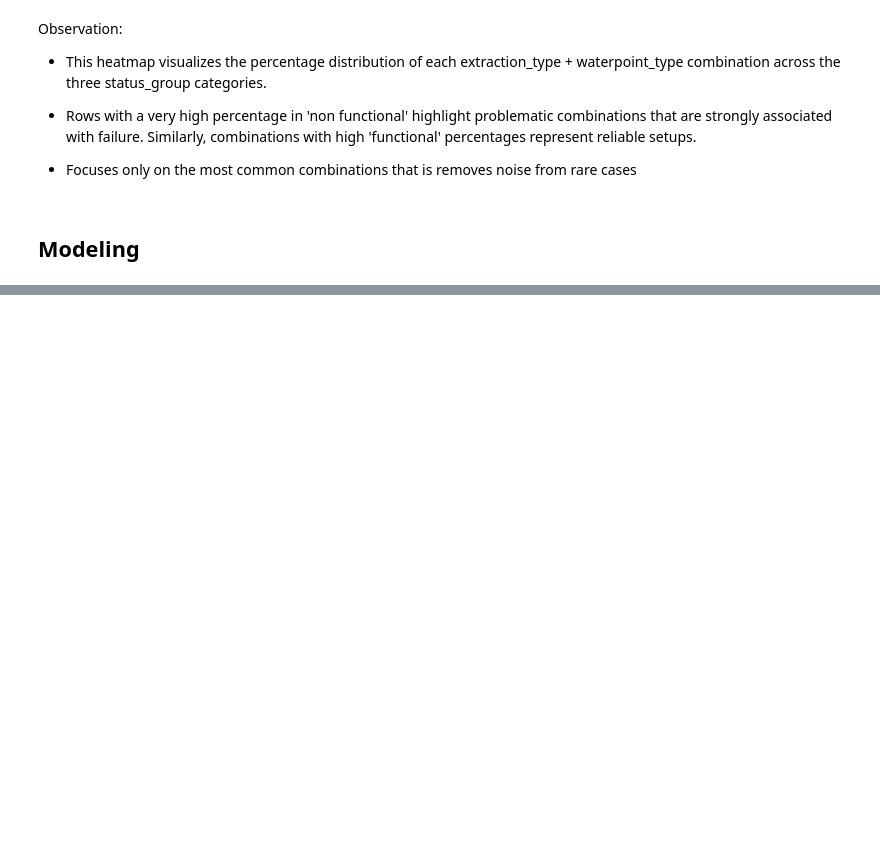
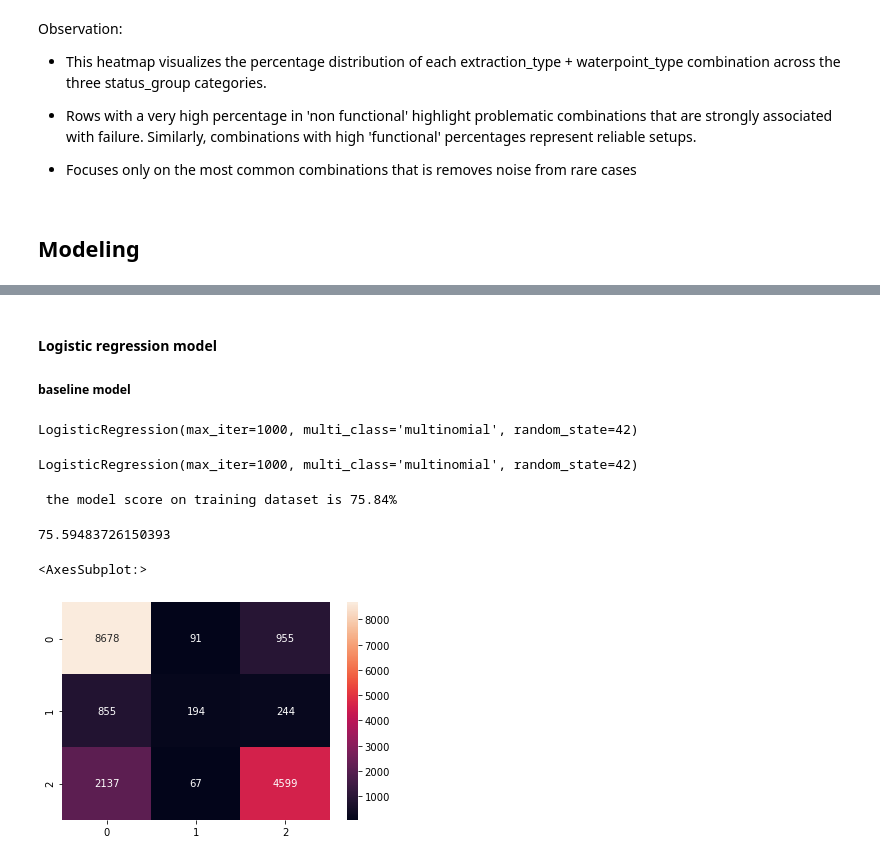
Before and after one commit to sharleneateyo/phase_3_project, a Jupyter notebook: notebook.ipynb, the cells around one changed output, grey strips where cells are left out. Saved outputs shown, nothing was run; the diff lists cells and outputs as text; code cells hidden in the pictures; blank space fills up the shorter version.

Commit message:
finalized notebook

```diff
--- a/notebook.ipynb
+++ b/notebook.ipynb
@@ -1832,0 +1923,6 @@ Similarly, combinations with high 'functional' percentages represent reliable se
+# %%
+# encoding the target variable
+if y_train.dtype == "object":
+    label_encoder= LabelEncoder()
+    y_train= label_encoder.fit_transform(y_train)
+    y_test= label_encoder.transform(y_test)
@@ -1832,0 +1959,35 @@ Similarly, combinations with high 'functional' percentages represent reliable se
+# %% [markdown]
+#### Logistic regression model
+
+##### baseline model
+# %%
+# creating a logistic regression model
+logreg= LogisticRegression(random_state= 42, multi_class= 'multinomial', max_iter= 1000)
+logreg
+# %% [output]
+LogisticRegression(max_iter=1000, multi_class='multinomial', random_state=42)
+# %%
+# fit training the model
+logreg.fit(X_train_final, y_train)
+# %% [output]
+LogisticRegression(max_iter=1000, multi_class='multinomial', random_state=42)
+# %%
+print(f" the model score on training dataset is {logreg.score(X_train_final, y_train)*100:.2f}%")
+# %% [output]
+ the model score on training dataset is 75.84%
+# %%
+#checking prediction and accuracy
+
+y_pred = logreg.predict(X_test_final)
+
+#accuracy
+accuracy_score(y_test, y_pred)*100
+# %% [output]
+75.59483726150393
+# %%
+# confusion matrix
+conf = confusion_matrix(y_test, y_pred)
+sns.heatmap(conf, annot=True, fmt= "d")
+# %% [output]
+<AxesSubplot:>
+[figure, added]
```
Also changed, not shown: parts of 103 cells of this notebook.
